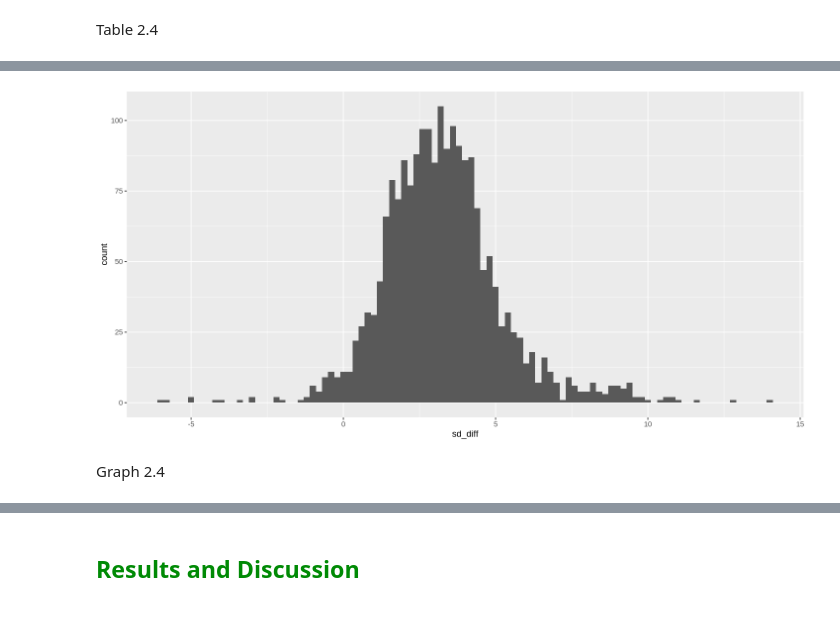
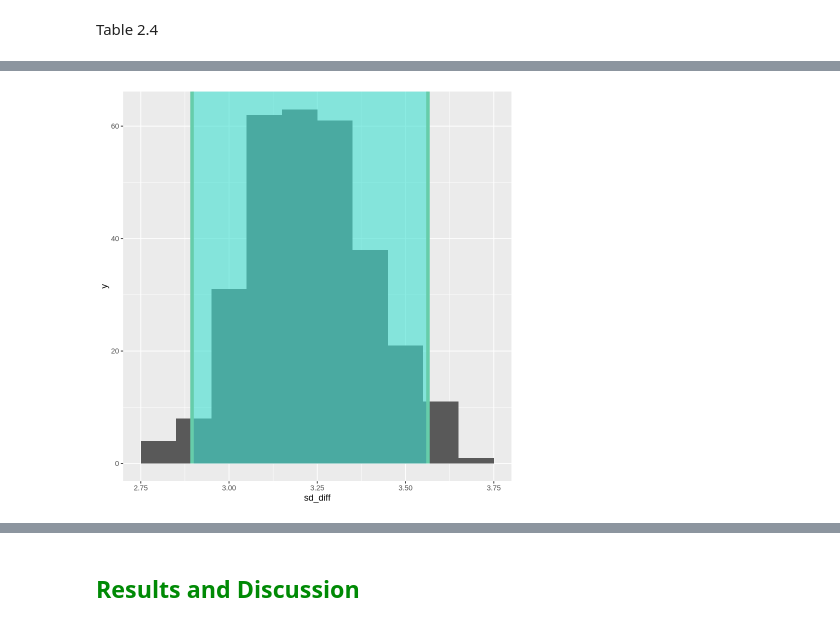
Before and after one commit to eshuaiii/stat-201-2023w1-group-50, a Jupyter notebook: 50_project_report.ipynb, the cells around one changed output, grey strips where cells are left out. Saved outputs shown, nothing was run; the diff lists cells and outputs as text; code cells hidden in the pictures.

```diff
--- a/50_project_report.ipynb
+++ b/50_project_report.ipynb
@@ -678,6 +662,7 @@ For Hypothesis two, the CLT does not apply. Because CLT's property is commonly u
 RC_Shaughnessy_summarytwo <-
      street_trees_cleaned %>%
      group_by(neighbourhood_name) %>%
-     summarise(sample_sd = sd(diameter))
+     summarise(sample_sd = sd(diameter),
+              n = n())
 RC_Shaughnessy_summarytwo
 # %% [output]
@@ -699,17 +684,22 @@ sh <- street_trees_cleaned %>%
   select(diameter)
 
 # Calculate the observed difference in standard deviations
-observed_diff <- sd(rc$diameter) - sd(sh$diameter)
+observed_diff <- sd(sh$diameter) - sd(rc$diameter)
+observed_diff
 
 # modify to use the infer workflow so visualize + confidence intervals + p value is easier.
 bs_rcsd <- rc %>%
-     rep_sample_n(size = 50, reps = 2000, replace = TRUE) %>%
+     rep_sample_n(size = RC_Shaughnessy_summarytwo$n[1], reps = 300, replace = TRUE) %>%
      group_by(replicate) %>%
      summarise(sd_diameter = sd(diameter))
 
 bs_shsd <- sh %>%
-     rep_sample_n(size = 50, reps = 2000, replace = TRUE) %>%
+     rep_sample_n(size = RC_Shaughnessy_summarytwo$n[2], reps = 300, replace = TRUE) %>%
      group_by(replicate) %>%
      summarise(sd_diameter = sd(diameter))
 
-combined_rcsh <- bs_shsd %>% mutate (sd_diff = sd_diameter - bs_rcsd$sd_diameter)%>% select(-sd_diameter)
+combined_rcsh <- bs_shsd %>%
+    mutate (sd_diff = sd_diameter - bs_rcsd$sd_diameter)%>%
+    select(-sd_diameter)
+
+combined_rcsh
@@ -716,8 +720,12 @@ combined_rcsh <- bs_shsd %>% mutate (sd_diff = sd_diameter - bs_rcsd$sd_diameter
 # %%
 # Visualize the Bootstrapped Distribution
-bs_plot_sd <- combined_rcsh %>% ggplot(aes(x = sd_diff)) + geom_histogram(binwidth = 0.2)
+sd_ci2 <- combined_rcsh |>
+    get_ci(level = 0.95, type = "percentile")
+
+bs_plot_sd <- combined_rcsh %>%
+    ggplot(aes(x = sd_diff)) +
+    geom_histogram(binwidth = 0.1) +
+    shade_confidence_interval(endpoints = sd_ci2)
 bs_plot_sd
 # %% [output]
-[figure, old version]
+[figure, new version]
-# %% [markdown]
-Graph 2.4
```
Also changed, not shown: parts of 40 cells of this notebook.
